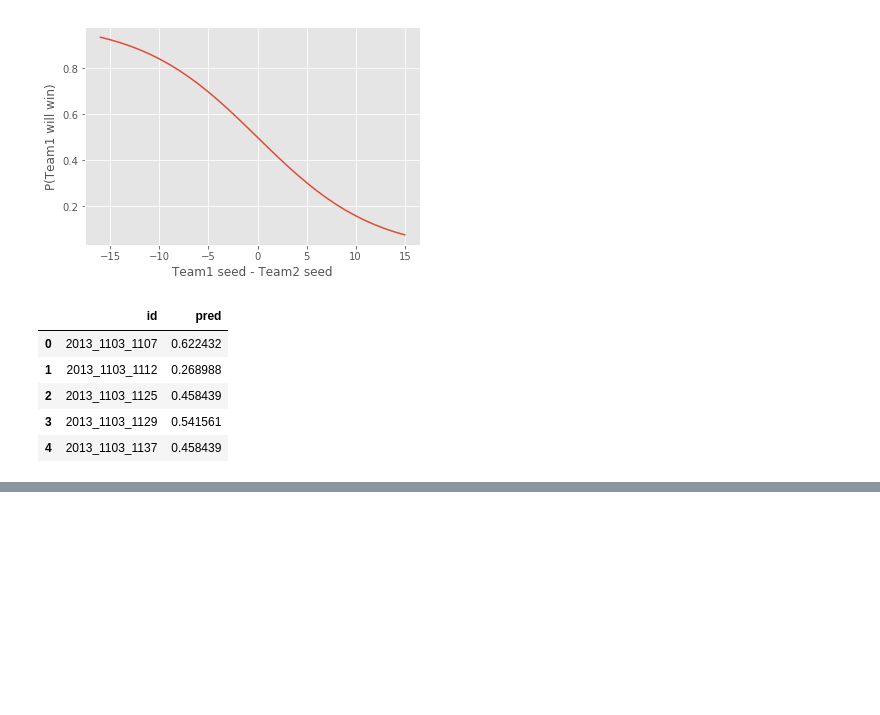
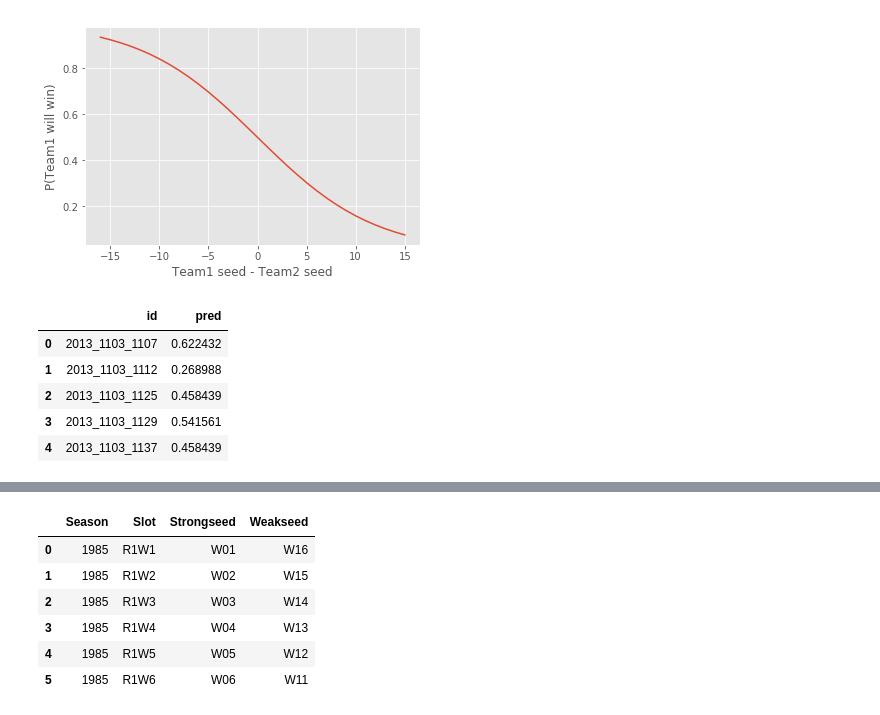
Before and after one commit to agbs2k8/Git_Tracked_Notebooks, a Jupyter notebook: 2017_March_Madness.ipynb, the cells around one changed output, grey strips where cells are left out. Drawn from its saved outputs; the diff is of its cells as text; code cells hidden in the pictures; blank space fills up the shorter version.

```diff
--- a/2017_March_Madness.ipynb
+++ b/2017_March_Madness.ipynb
@@ -178,0 +243,11 @@ df_sample_sub.to_csv('other_guys_logreg_on_seed.csv', index=False)
+# %%
+df_slots = pd.read_csv(file_path+"TourneySlots.csv")
+df_slots[:6]
+# %% [output]
+|  | Season | Slot | Strongseed | Weakseed |
+| 0 | 1985 | R1W1 | W01 | W16 |
+| 1 | 1985 | R1W2 | W02 | W15 |
+| 2 | 1985 | R1W3 | W03 | W14 |
+| 3 | 1985 | R1W4 | W04 | W13 |
+| 4 | 1985 | R1W5 | W05 | W12 |
+| 5 | 1985 | R1W6 | W06 | W11 |
```
Also changed, not shown: parts of 20 cells of this notebook.
